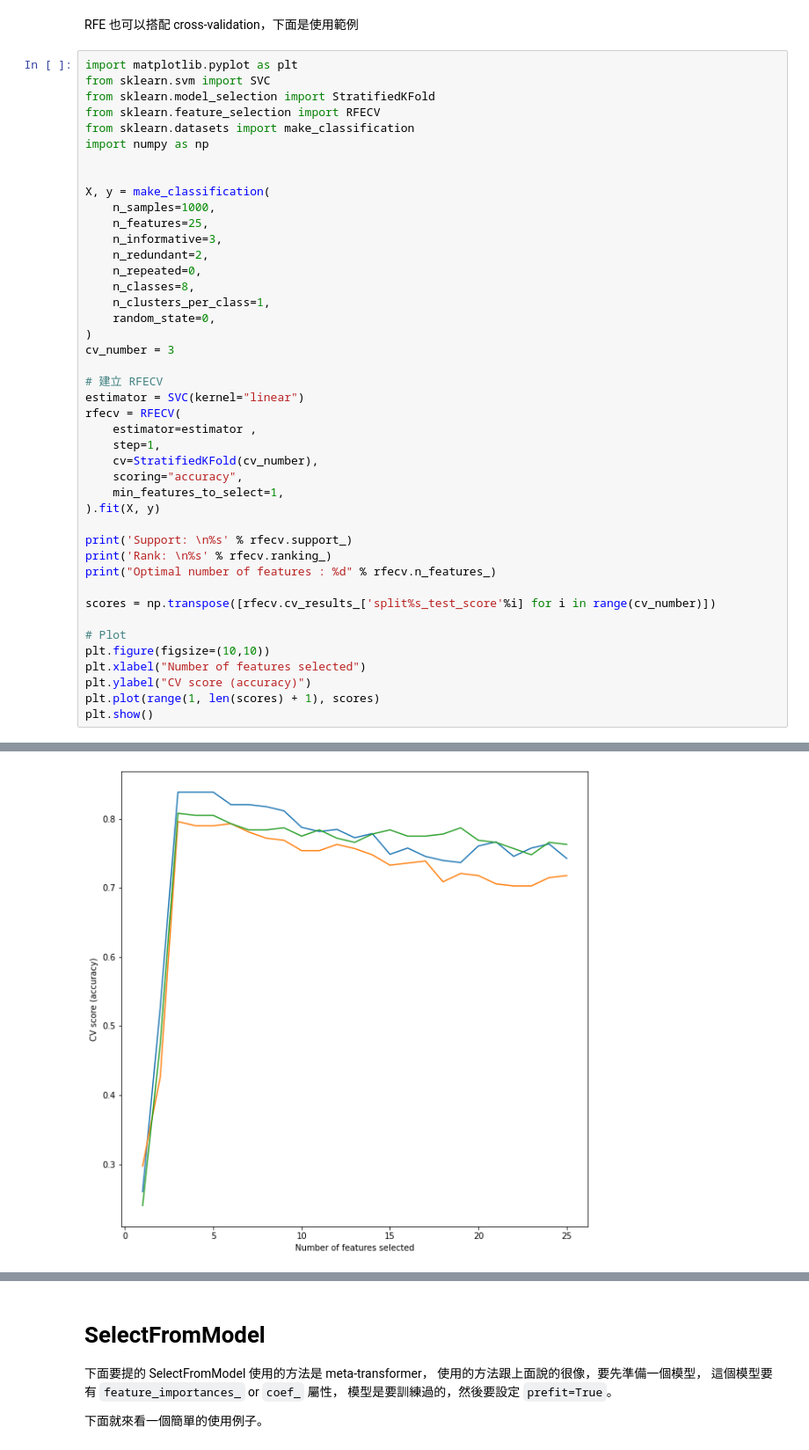
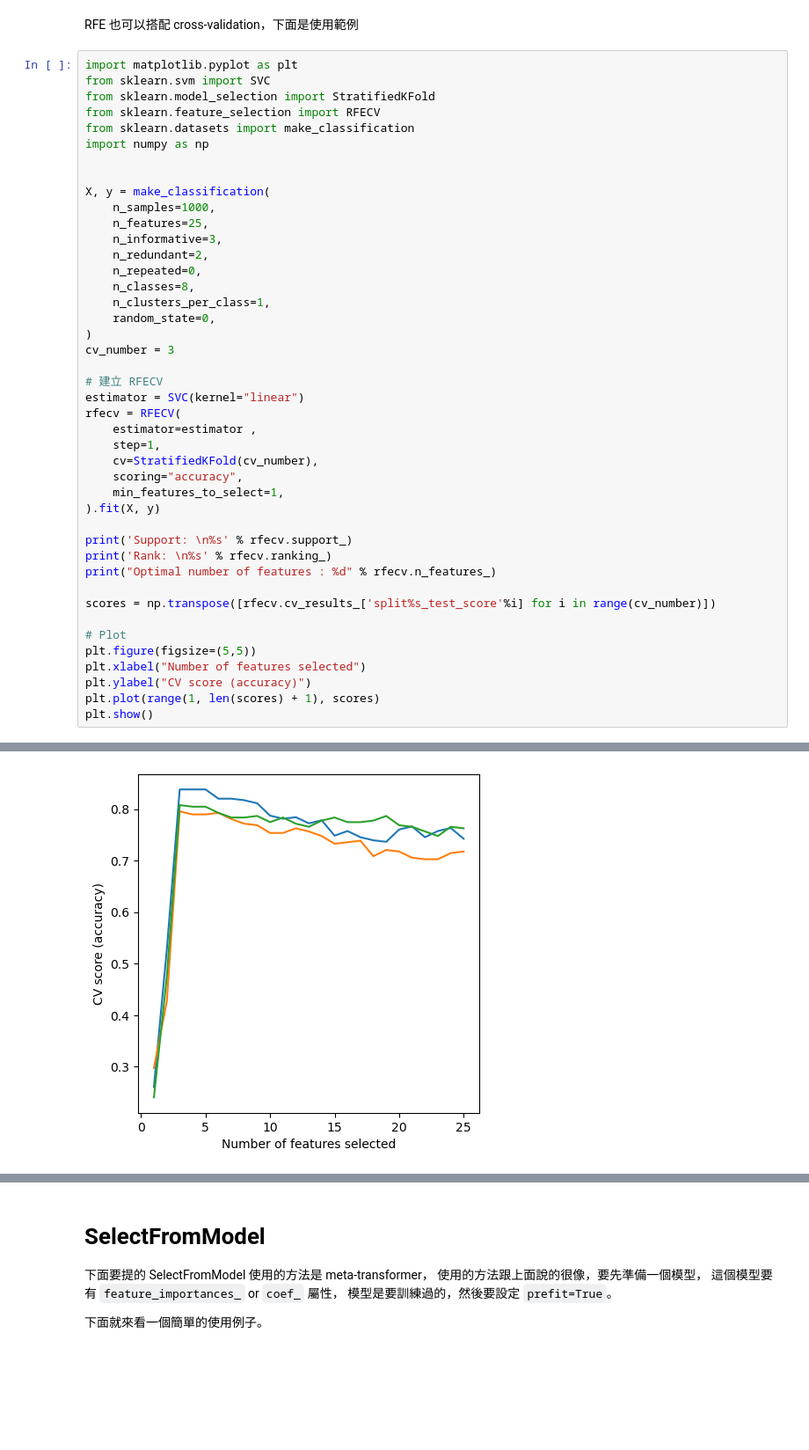
Before and after one commit to tobytoy/OpenResource, a Jupyter notebook: machine-learning(scikit-learn)/jupyter/輸入(input)/feature-selection.ipynb, the cells around one changed output, grey strips where cells are left out. Shown: that part at 88% size. Cells and saved outputs as stored; diff of their text form; blank space fills up the shorter version.

```diff
--- a/machine-learning(scikit-learn)/jupyter/輸入(input)/feature-selection.ipynb
+++ b/machine-learning(scikit-learn)/jupyter/輸入(input)/feature-selection.ipynb
@@ -196,35 +203,35 @@ cv_number = 3
 # 建立 RFECV
 estimator = SVC(kernel="linear")
 rfecv = RFECV(
     estimator=estimator ,
     step=1,
     cv=StratifiedKFold(cv_number),
     scoring="accuracy",
     min_features_to_select=1,
 ).fit(X, y)
 
 print('Support: \n%s' % rfecv.support_)
 print('Rank: \n%s' % rfecv.ranking_)
 print("Optimal number of features : %d" % rfecv.n_features_)
 
 scores = np.transpose([rfecv.cv_results_['split%s_test_score'%i] for i in range(cv_number)])
 
 # Plot
-plt.figure(figsize=(10,10))
+plt.figure(figsize=(5,5))
 plt.xlabel("Number of features selected")
 plt.ylabel("CV score (accuracy)")
 plt.plot(range(1, len(scores) + 1), scores)
 plt.show()
 # %% [output]
 Support:
 [False  True False False False False False  True False False False False
  False False False False False False  True False False False False False
  False]
 Rank:
 [ 5  1 12 19 15  6 17  1  2 21 23 11 16 10 13 22  8 14  1 20  7  9  3  4
  18]
 Optimal number of features : 3
-[figure, old version]
+[figure, new version]
 # %%
 # 得到他
 rfecv.transform(X)
```
Also changed, not shown: parts of 3 cells of this notebook, 8 other files.
